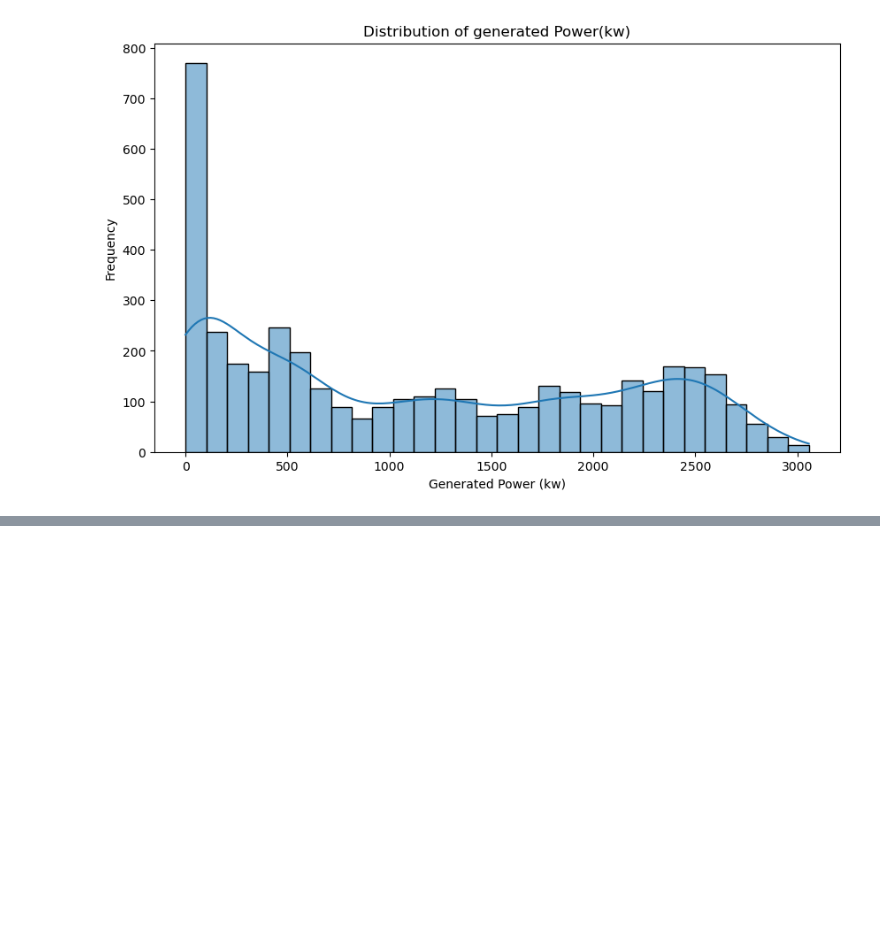
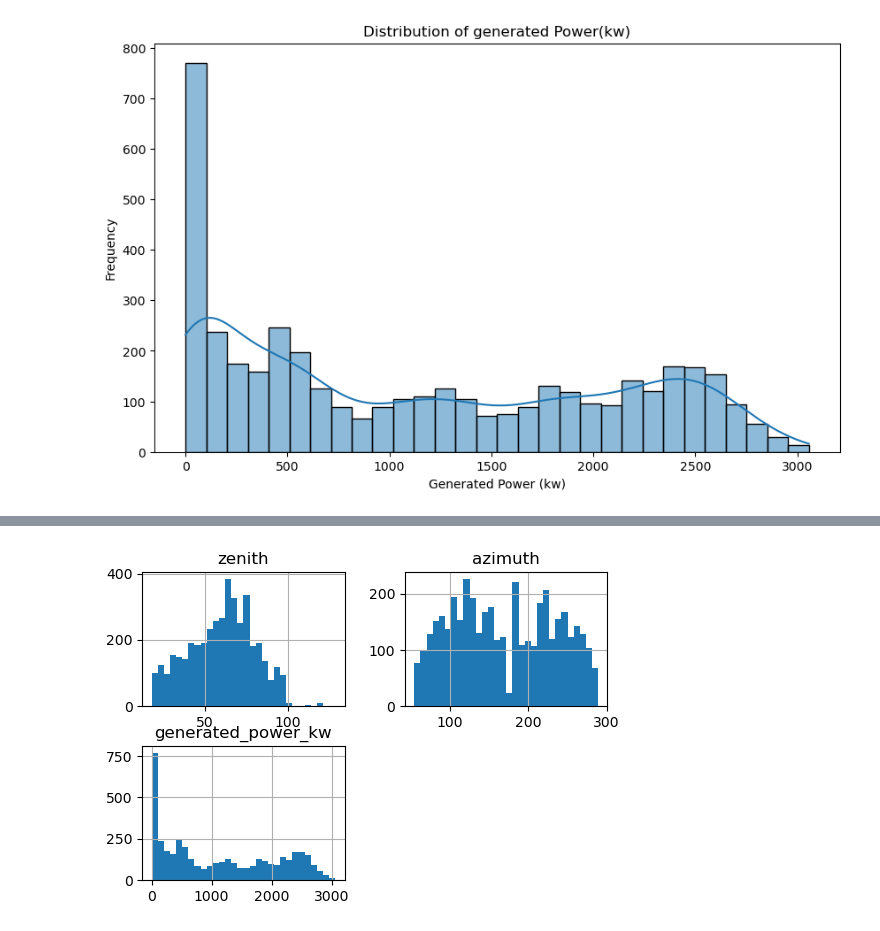
Before and after one commit to VenkataKavyaSri-Abburi23/AICTE-Intership-week1, a Jupyter notebook: solarpowerprediction.ipynb, the cells around one changed output, grey strips where cells are left out. Saved outputs shown, nothing was run; the diff lists cells and outputs as text; code cells hidden in the pictures; blank space fills up the shorter version.

```diff
--- a/solarpowerprediction.ipynb
+++ b/solarpowerprediction.ipynb
@@ -134,0 +145,5 @@ plt.show()
+# %%
+df[df.columns[18:21]].hist(bins=30,figsize=(6,4))
+plt.show()
+# %% [output]
+[figure, added]
```
Also changed, not shown: parts of 6 cells of this notebook.
